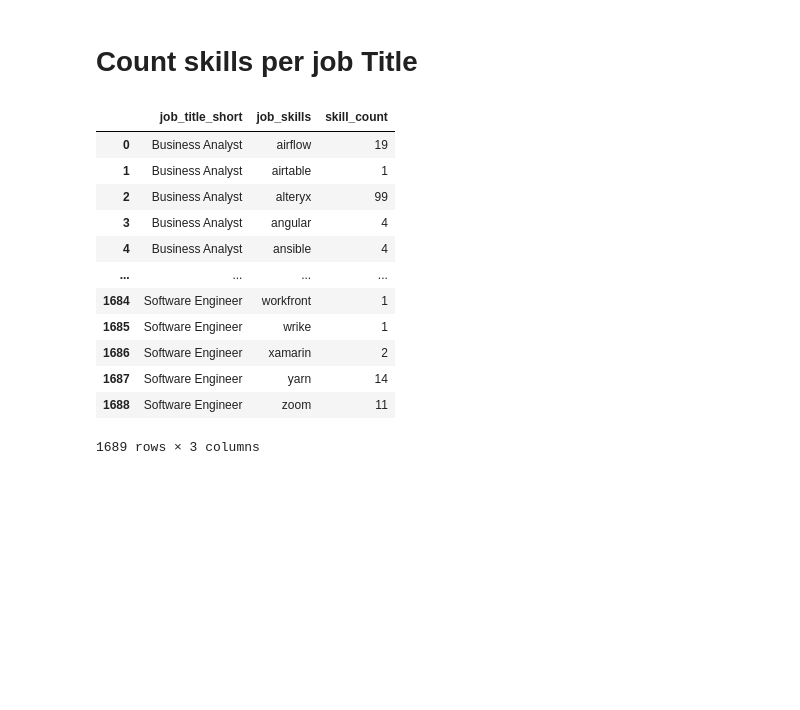
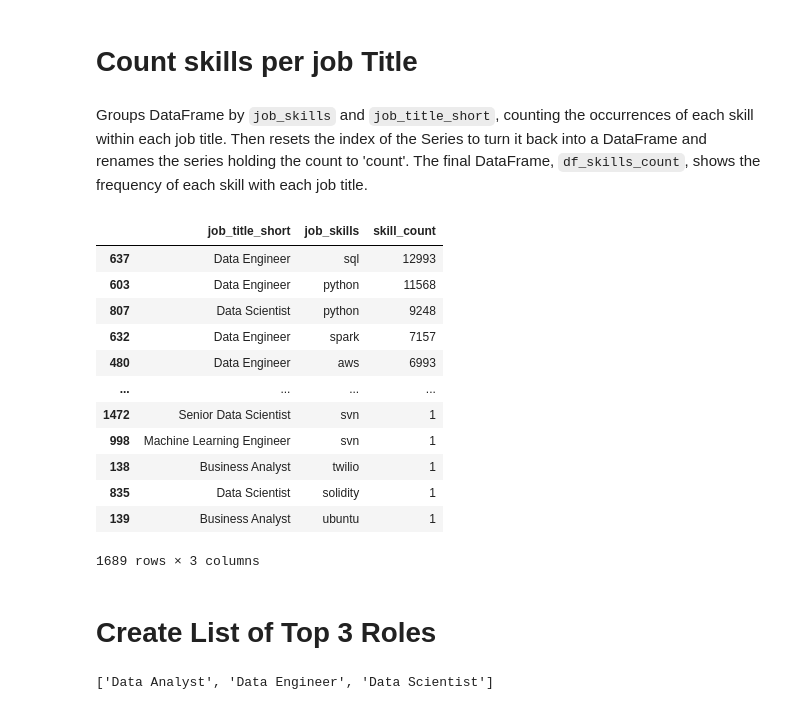
Before and after one commit to Shusil132/Data_analytics, a Jupyter notebook: DA_Project_1/skills_count.ipynb, the cells around one changed output. Saved outputs shown, nothing was run; the diff lists cells and outputs as text; code cells hidden in the pictures; blank space fills up the shorter version.

```diff
--- a/DA_Project_1/skills_count.ipynb
+++ b/DA_Project_1/skills_count.ipynb
@@ -67,21 +67,39 @@ df_skills[['job_title_short','job_skills']]
 297707 rows × 2 columns
 # %% [markdown]
 # Count skills per job Title
+# %% [markdown]
+Groups DataFrame by `job_skills` and `job_title_short`, counting the occurrences of each skill within each job title. Then resets the index of the Series to turn it back into a DataFrame and renames the series holding the count to 'count'. The final DataFrame, `df_skills_count`, shows the frequency of each skill with each job title.
 # %%
+# Group by job_skills and job_title_short and count the number of occurrences
 df_skills_count = df_skills.groupby(['job_title_short','job_skills']).size()
+
+# Name the count column as count
 df_skills_count = df_skills_count.reset_index(name = 'skill_count')
+
+# Sort the values by skill_count in descending order
+df_skills_count.sort_values(by='skill_count',ascending=False,inplace=True)
 df_skills_count
 # %% [output]
 |  | job_title_short | job_skills | skill_count |
-| 0 | Business Analyst | airflow | 19 |
-| 1 | Business Analyst | airtable | 1 |
-| 2 | Business Analyst | alteryx | 99 |
-| 3 | Business Analyst | angular | 4 |
-| 4 | Business Analyst | ansible | 4 |
+| 637 | Data Engineer | sql | 12993 |
+| 603 | Data Engineer | python | 11568 |
+| 807 | Data Scientist | python | 9248 |
+| 632 | Data Engineer | spark | 7157 |
+| 480 | Data Engineer | aws | 6993 |
 | ... | ... | ... | ... |
-| 1684 | Software Engineer | workfront | 1 |
-| 1685 | Software Engineer | wrike | 1 |
-| 1686 | Software Engineer | xamarin | 2 |
-| 1687 | Software Engineer | yarn | 14 |
-| 1688 | Software Engineer | zoom | 11 |
+| 1472 | Senior Data Scientist | svn | 1 |
+| 998 | Machine Learning Engineer | svn | 1 |
+| 138 | Business Analyst | twilio | 1 |
+| 835 | Data Scientist | solidity | 1 |
+| 139 | Business Analyst | ubuntu | 1 |
 1689 rows × 3 columns
+# %% [markdown]
+# Create List of Top 3 Roles
+# %%
+job_title = df_skills_count['job_title_short'].unique().tolist()
+
+job_title = sorted(job_title[:3])
+
+job_title
+# %% [output]
+['Data Analyst', 'Data Engineer', 'Data Scientist']
```
Also changed, not shown: parts of 2 cells of this notebook.
